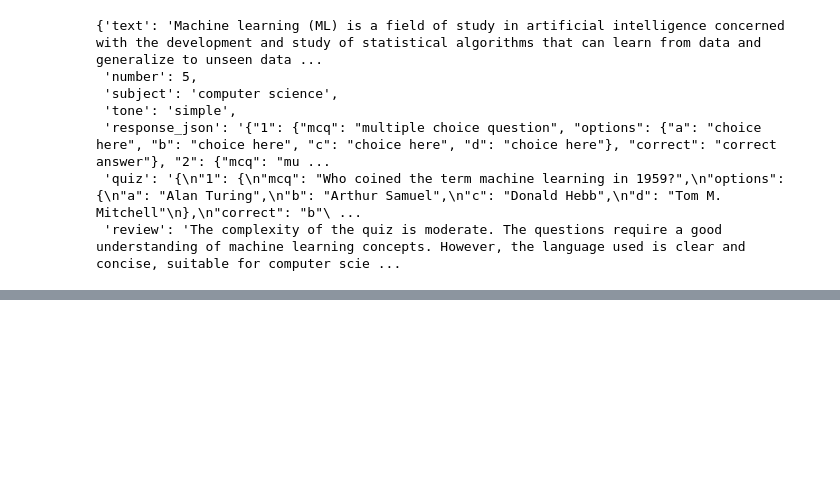
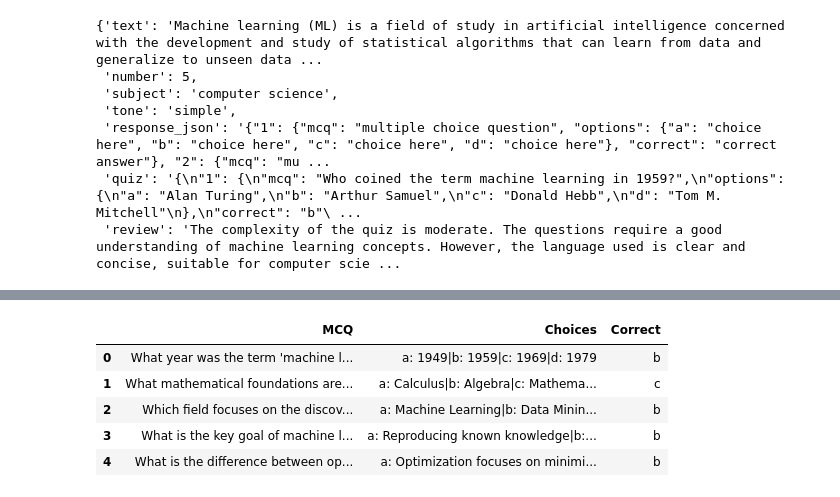
Before and after one commit to srustihs/questionsgen, a Jupyter notebook: experiment/mcq.ipynb, the cells around one changed output, grey strips where cells are left out. Saved outputs shown, nothing was run; the diff lists cells and outputs as text; code cells hidden in the pictures; blank space fills up the shorter version.

```diff
--- a/experiment/mcq.ipynb
+++ b/experiment/mcq.ipynb
@@ -299,0 +313,4 @@ response
+# %%
+quiz=response.get("quiz")
+# %%
+json.loads(quiz)
@@ -299,0 +335,14 @@ response
+# %%
+quiz=json.loads(quiz)
+# %%
+quiz_table_data=[]
+for key, value in quiz.items():
+    mcq = value["mcq"]
+    options = "|".join(
+        [
+            f"{option}: {option_value}"
+            for option, option_value in value["options"].items()
+        ]
+    )
+    correct = value["correct"]
+    quiz_table_data.append({"MCQ": mcq, "Choices": options, "Correct": correct})
@@ -299,0 +367,9 @@ response
+# %%
+pd.DataFrame(quiz_table_data)
+# %% [output]
+|  | MCQ | Choices | Correct |
+| 0 | What year was the term 'machine l... | a: 1949|b: 1959|c: 1969|d: 1979 | b |
+| 1 | What mathematical foundations are... | a: Calculus|b: Algebra|c: Mathema... | c |
+| 2 | Which field focuses on the discov... | a: Machine Learning|b: Data Minin... | b |
+| 3 | What is the key goal of machine l... | a: Reproducing known knowledge|b:... | b |
+| 4 | What is the difference between op... | a: Optimization focuses on minimi... | b |
```
Also changed, not shown: parts of 9 cells of this notebook, 1 other file.
